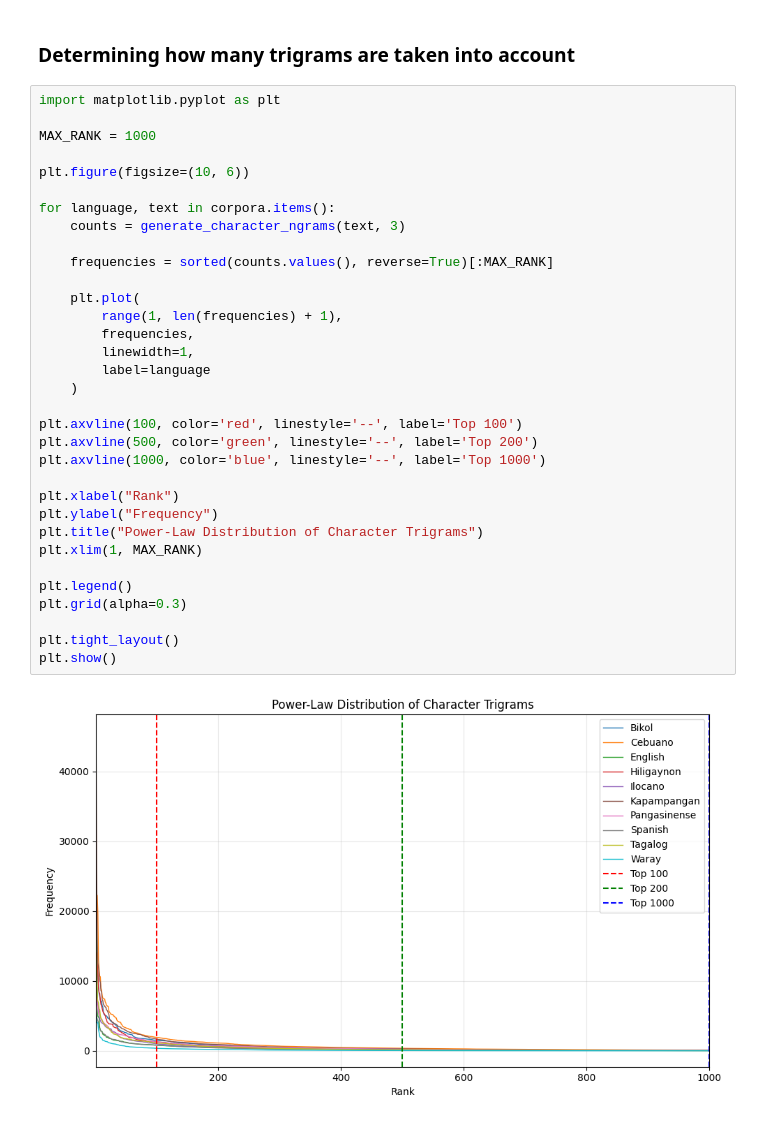
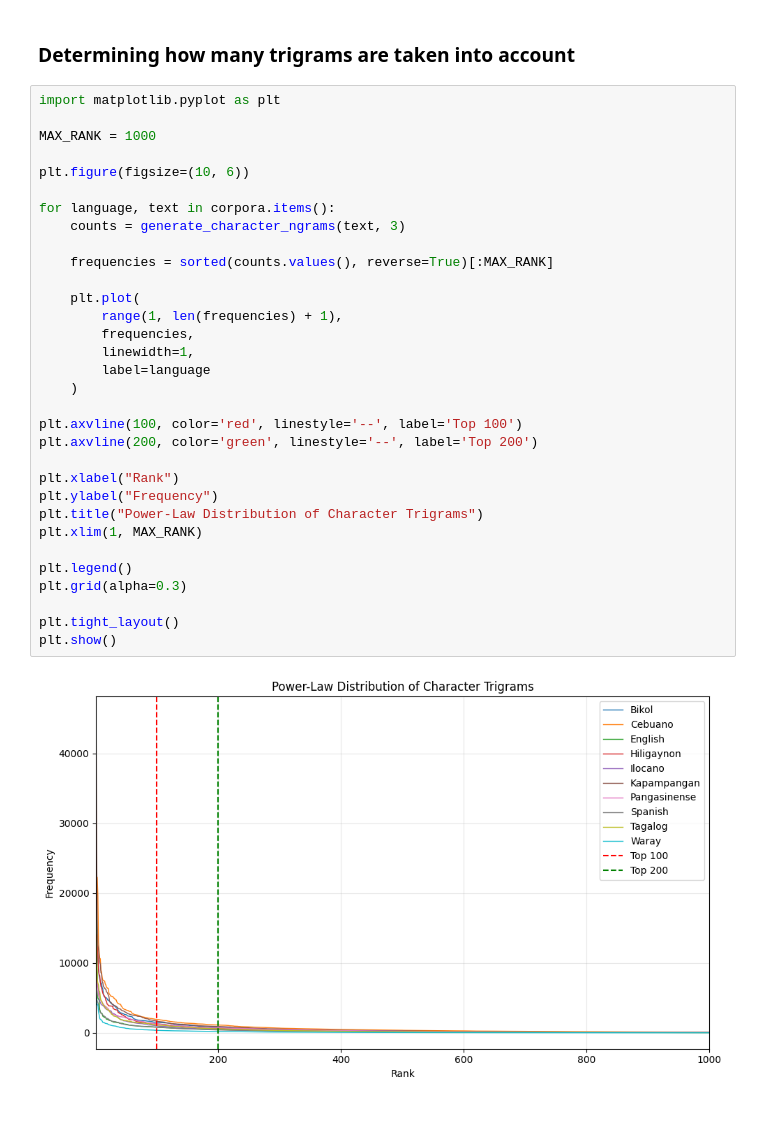
Before and after one commit to AsanroJay/ph-language-similarity, a Jupyter notebook: code/similarity.ipynb, the cells around one changed output. Cells and saved outputs as stored; diff of their text form.

```diff
--- a/code/similarity.ipynb
+++ b/code/similarity.ipynb
@@ -54,33 +55,32 @@ import matplotlib.pyplot as plt
 
 MAX_RANK = 1000
 
 plt.figure(figsize=(10, 6))
 
 for language, text in corpora.items():
     counts = generate_character_ngrams(text, 3)
 
     frequencies = sorted(counts.values(), reverse=True)[:MAX_RANK]
 
     plt.plot(
         range(1, len(frequencies) + 1),
         frequencies,
         linewidth=1,
         label=language
     )
 
 plt.axvline(100, color='red', linestyle='--', label='Top 100')
-plt.axvline(500, color='green', linestyle='--', label='Top 200')
-plt.axvline(1000, color='blue', linestyle='--', label='Top 1000')
+plt.axvline(200, color='green', linestyle='--', label='Top 200')
 
 plt.xlabel("Rank")
 plt.ylabel("Frequency")
 plt.title("Power-Law Distribution of Character Trigrams")
 plt.xlim(1, MAX_RANK)
 
 plt.legend()
 plt.grid(alpha=0.3)
 
 plt.tight_layout()
 plt.show()
 # %% [output]
-[figure, old version]
+[figure, new version]
```
Also changed, not shown: parts of 12 cells of this notebook.
